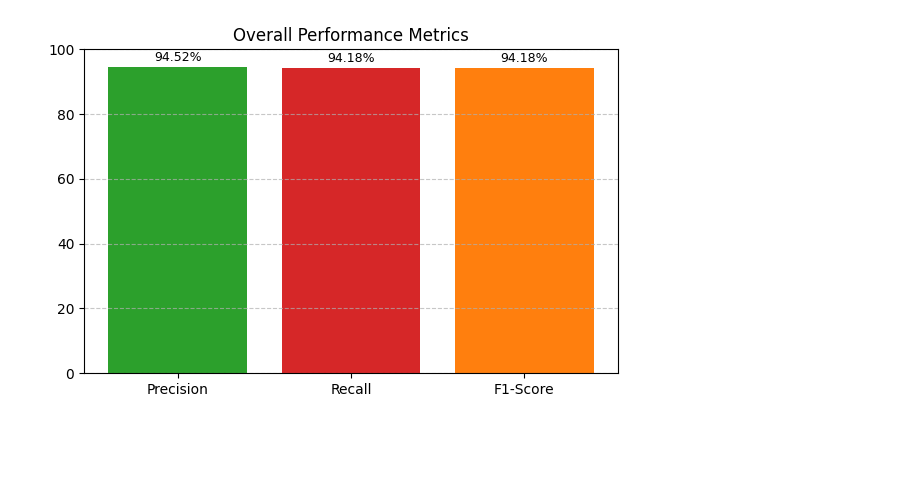
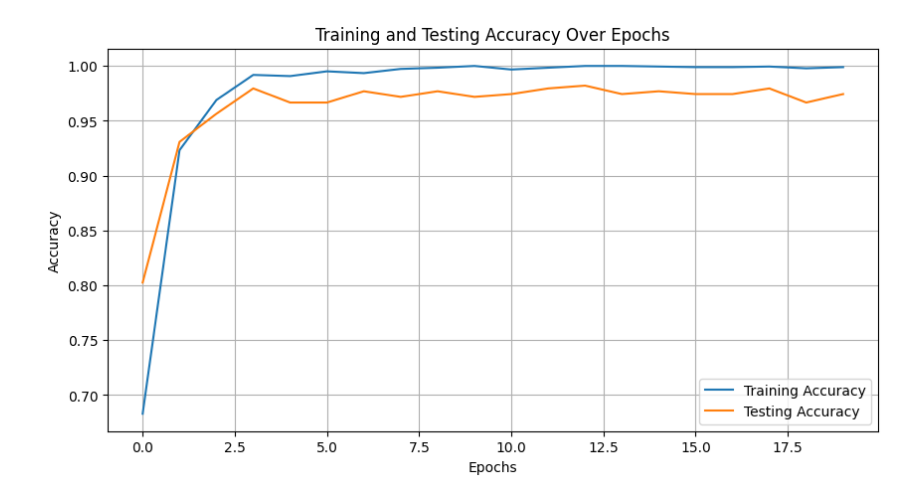
Before and after one commit to elavens/RicePlantDiseasesClassification, a Jupyter notebook: rpdc6.ipynb, the cells around one changed output. Cells and saved outputs as stored; diff of their text form; code cells hidden in the pictures; blank space fills up the shorter version.

```diff
--- a/rpdc6.ipynb
+++ b/rpdc6.ipynb
@@ -410,29 +294,13 @@ plt.show()
-# %%
-import matplotlib.pyplot as plt
-
-# Calculate overall test accuracy, precision, recall, and F1-score
-
-precision = precision_score(true_labels, predicted_labels, average='weighted')*100
-recall = recall_score(true_labels, predicted_labels, average='weighted') *100
-f1 = f1_score(true_labels, predicted_labels, average='weighted') *100
-
-# Create a bar graph with an attractive style
-metrics = ['Precision', 'Recall', 'F1-Score']
-values = [precision, recall, f1]
-
-plt.figure(figsize=(6, 4))
-bars = plt.bar(metrics, values, color=['#2ca02c', '#d62728', '#ff7f0e'])
-
-# Annotate bars with metric values
-for bar in bars:
-    yval = bar.get_height()
-    plt.text(bar.get_x() + bar.get_width()/2, yval + 1, f'{yval:.2f}%',
-             ha='center', va='bottom', fontsize=9)
-
-plt.title('Overall Performance Metrics')
-plt.ylim(0, 100)
-plt.grid(axis='y', linestyle='--', alpha=0.7)
-plt.tight_layout()
-plt.show()
-# %% [output]
-[figure, removed]
+# %%
+# Plot the training and testing accuracy
+plt.figure(figsize=(10, 5))
+plt.plot(train_accuracies, label='Training Accuracy')
+plt.plot(test_accuracies, label='Testing Accuracy')
+plt.xlabel('Epochs')
+plt.ylabel('Accuracy')
+plt.title('Training and Testing Accuracy Over Epochs')
+plt.legend()
+plt.grid(True)
+plt.show()
+# %% [output]
+[figure, added]
```
Also changed, not shown: parts of 29 cells of this notebook.
